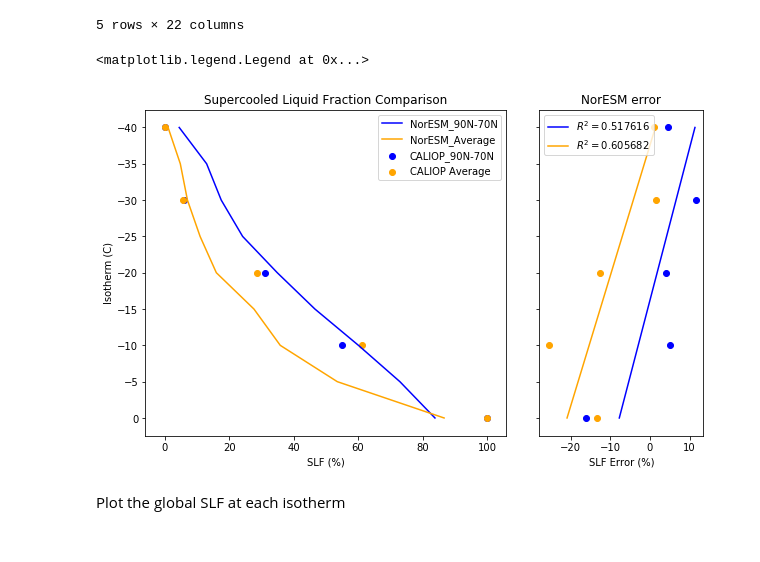
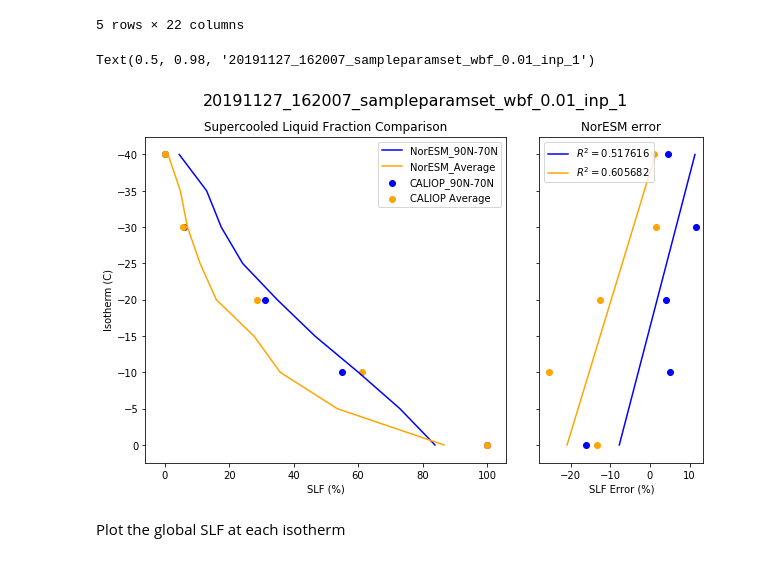
Before and after one commit to jshaw35/netcdf_analysis, a Jupyter notebook: jupy_test.ipynb, the cells around one changed output. Saved outputs shown, nothing was run; the diff lists cells and outputs as text; code cells hidden in the pictures.

```diff
--- a/jupy_test.ipynb
+++ b/jupy_test.ipynb
@@ -20,3 +17,10 @@ case = specific_model[:-3]
+# %%
+#specific_model = '20191127_162007_sampleparamset_wbf_0.01_inp_1.nc'
+#shared-mcc-ns9600k/jonahks/mnth15runs/20191128_171713_sampleparamset_wbf_10_inp_1
+#specific_model = '20191128_171713_sampleparamset_wbf_1_inp_10.nc'
+#specific_model = '20191128_171713_sampleparamset_wbf_10_inp_1.nc'
+specific_model = '20191122_161009_sampleparamset_wbf_1_inp_1.nc'
+case = specific_model[:-3]
 # %%
 host = os.uname()[1]
 if 'jupyter' in host.split('-'): # Check if running on NIRD through the Jupyter Hub
@@ -43,15 +48,0 @@ Can access all directory paths:  True
-# %%
-#specific_model = '20191122_161009_sample_param_set_wbf1_inp1.nc'
-#specific_model = '20191127_162007_sample_param_set_wbf0_01_inp1.nc'
-specific_model = '20191127_162007_sampleparamset_wbf_0.01_inp_1.nc'
-
-case = specific_model[:-3]
-
-save_dir = '~/DATAOUT/'
-save_to = os.path.expanduser(save_dir)
-
-obs_dir = '/home/jonahks/drivemount/caliop_slfs/'
-output_dir = '/home/jonahks/drivemount/figures/'
-model_dir = '/home/jonahks/drivemount/mnth15runs/%s/' % case
-
-os.path.exists(model_dir)
@@ -121,7 +125,9 @@ if noresm_processed:
     ds = xr.open_dataset(data_path)
 
 else:
-    print('Processing data from %s' % (model_dir + specific_model))
-    ds = process_for_slf(model_dir + specific_model, relevant_vars)
+#    print('Processing data from %s' % (model_dir + specific_model))
+    print('Processing data from %s' % (model_dir + case))
+#    ds = process_for_slf(model_dir + specific_model, relevant_vars)
+    ds = process_for_slf(model_dir + case, relevant_vars)
 #    ds.to_netcdf(data_path)
 # %% [output]
@@ -184,35 +190,37 @@ fig1 = plt.figure(figsize=(10,6))#constrained_layout=True)
 spec1 = gridspec.GridSpec(ncols=3, nrows=1, figure=fig1)#, hspace=0.4)
 f1_ax1 = fig1.add_subplot(spec1[0, :-1])
 f1_ax2 = fig1.add_subplot(spec1[0, -1], sharey=f1_ax1)
 axes = [f1_ax1, f1_ax2]
 plt.setp(f1_ax2.get_yticklabels(), visible=False)
 
 isos = np.array(all_slf_clean.index).reshape(-1,1)
 
 fig1.gca().invert_yaxis()
 f1_ax1.set_title('Supercooled Liquid Fraction Comparison'); f1_ax1.set_ylabel('Isotherm (C)'); f1_ax1.set_xlabel('SLF (%)')
 f1_ax2.set_title('NorESM error'); f1_ax2.set_xlabel('SLF Error (%)')
 
 colors = ['blue', 'orange']
 models = ['NorESM_90N-70N', 'NorESM_Average']
 caliops = ['CALIOP_90N-70N', 'CALIOP Average']
 errors = ['Arctic Error', 'Global Error']
 
 # Wrap everything up and iterate!
 for color, model, caliop, error in zip(colors, models, caliops, errors):
     f1_ax1.plot(all_slf[model], all_slf.index, label=model, color = color)
     f1_ax1.scatter(all_slf[caliop], all_slf.index, label=caliop, color = color)
     f1_ax2.scatter(all_slf[error], all_slf.index, color=color)
     _r = regress_1d(isos, all_slf_clean[error])
     _s = _r.score(isos, all_slf_clean[error])
     f1_ax2.plot(_r.predict(isos), isos, color=color, label = ('$R^2 = %f$' % _s))
 
 #f1_ax2.set_xlim((-30,10))
 f1_ax1.legend()
 f1_ax2.legend()
+
+fig1.suptitle(case, fontsize=16)
 # %% [output]
-<matplotlib.legend.Legend at 0x...>
+Text(0.5, 0.98, '20191127_162007_sampleparamset_wbf_0.01_inp_1')
-[figure, old version]
+[figure, new version]
 # %%
 filename = '%s_slf_comparison.png' % case
 filename
```
Also changed, not shown: parts of 6 cells of this notebook, 2 other files.
